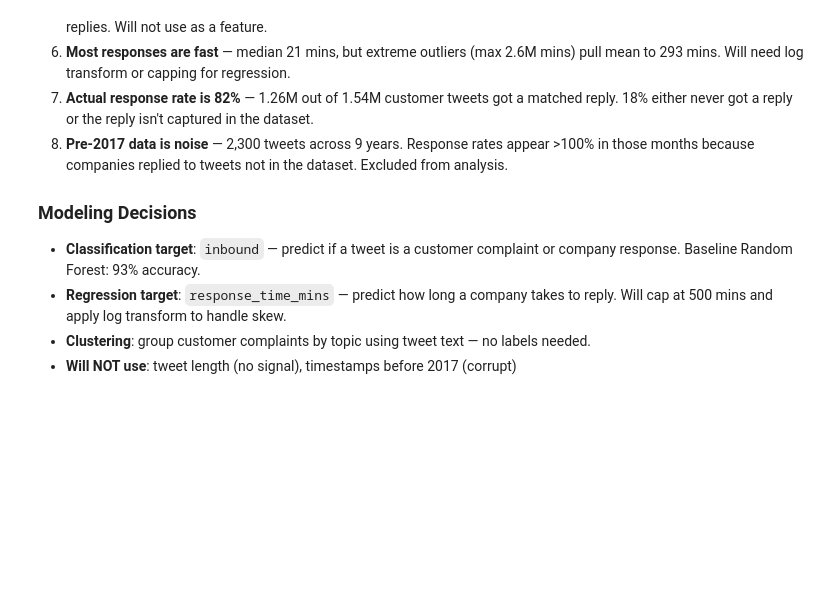
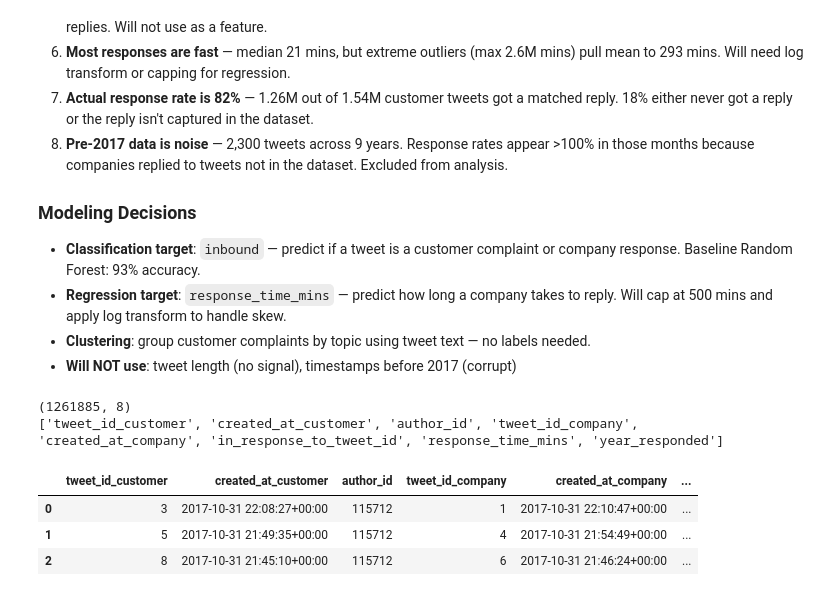
Before and after one commit to gai2da/support-ticket-triage, a Jupyter notebook: notebooks/eda.ipynb, the cells around one changed output. Saved outputs shown, nothing was run; the diff lists cells and outputs as text; code cells hidden in the pictures; blank space fills up the shorter version.

```diff
--- a/notebooks/eda.ipynb
+++ b/notebooks/eda.ipynb
@@ -568,3 +568,14 @@ for company in top_companies:
 - **Regression target**: `response_time_mins` — predict how long a company takes to reply. Will cap at 500 mins and apply log transform to handle skew.
 - **Clustering**: group customer complaints by topic using tweet text — no labels needed.
 - **Will NOT use**: tweet length (no signal), timestamps before 2017 (corrupt)
+# %%
+print(merged.shape)
+print(merged.columns.tolist())
+merged.head(3)
+# %% [output]
+(1261885, 8)
+['tweet_id_customer', 'created_at_customer', 'author_id', 'tweet_id_company', 'created_at_company', 'in_response_to_tweet_id', 'response_time_mins', 'year_responded']
+|  | tweet_id_customer | created_at_customer | author_id | tweet_id_company | created_at_company | ... |
+| 0 | 3 | 2017-10-31 22:08:27+00:00 | 115712 | 1 | 2017-10-31 22:10:47+00:00 | ... |
+| 1 | 5 | 2017-10-31 21:49:35+00:00 | 115712 | 4 | 2017-10-31 21:54:49+00:00 | ... |
+| 2 | 8 | 2017-10-31 21:45:10+00:00 | 115712 | 6 | 2017-10-31 21:46:24+00:00 | ... |
```
Also changed, not shown: parts of 2 cells of this notebook, 4 other files.
